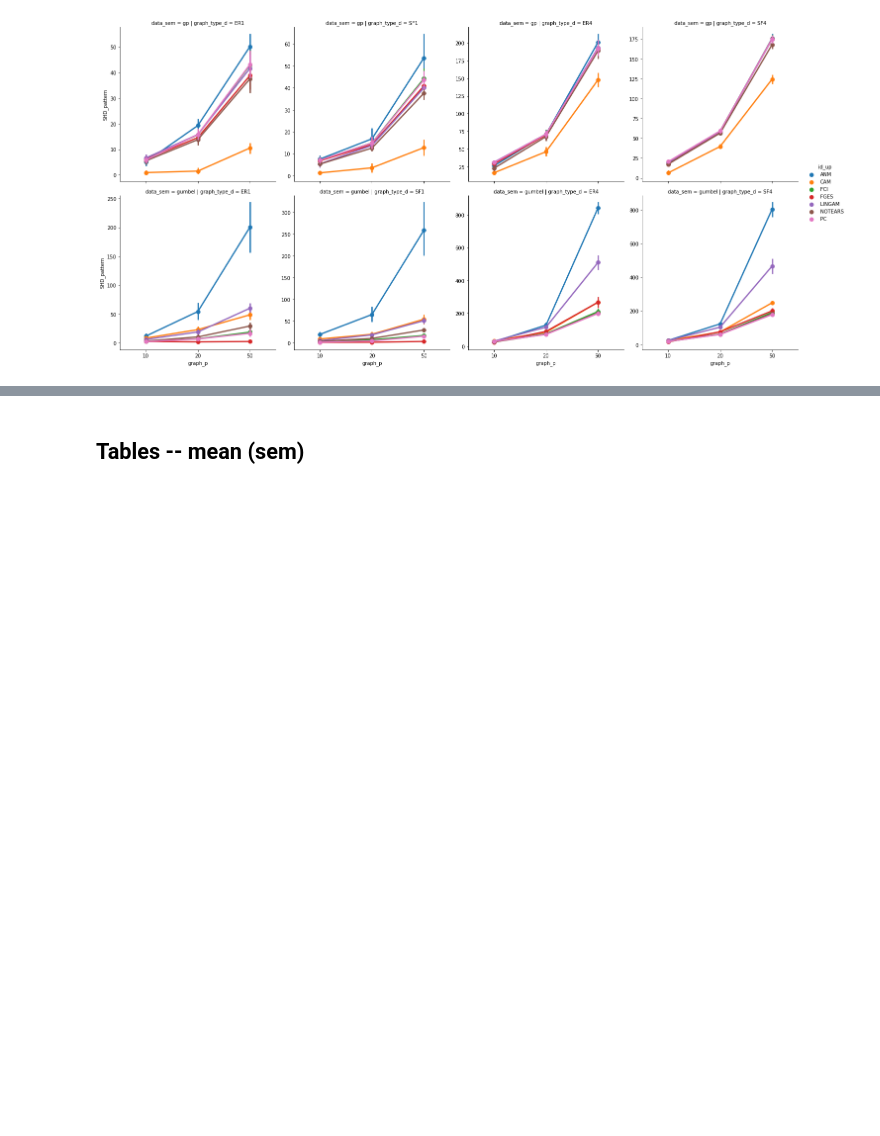
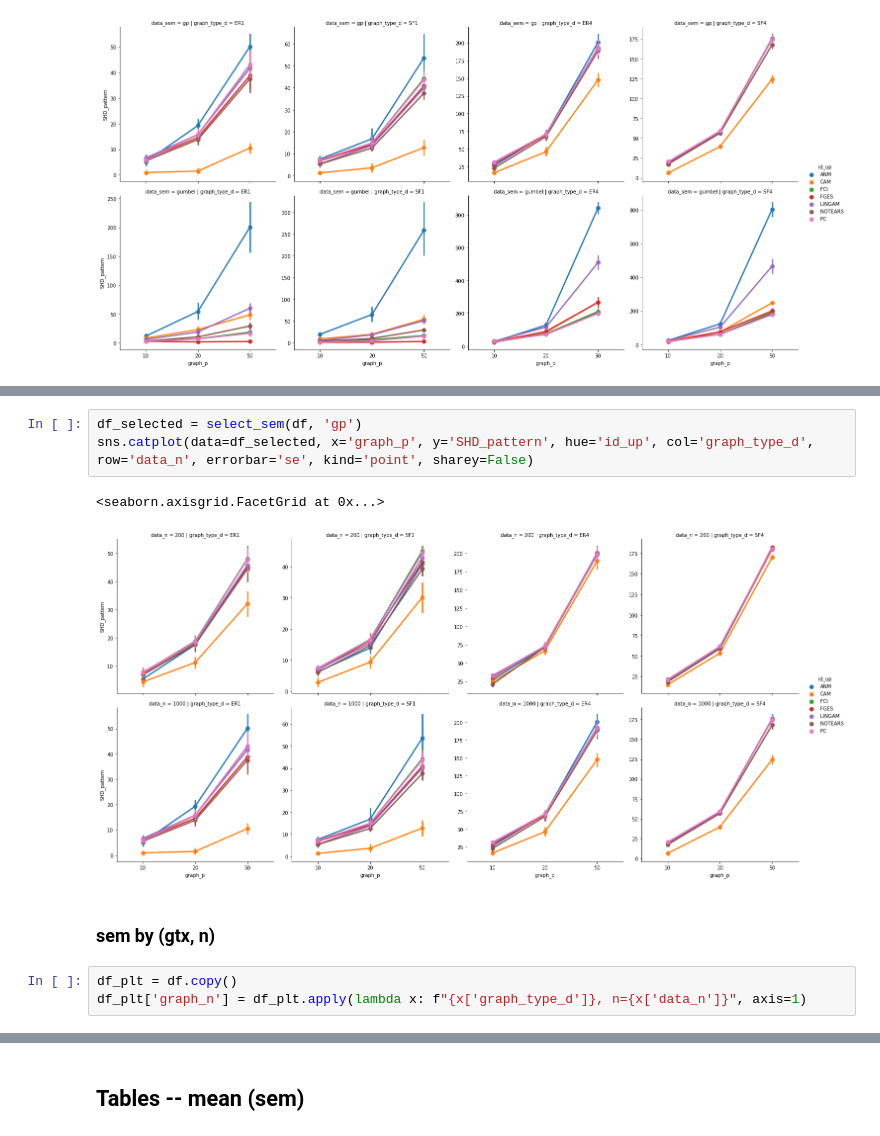
Before and after one commit to misoc-mml/hyperparams-causal-discovery, a Jupyter notebook: hyperparams/analyse.ipynb, the cells around one changed output, grey strips where cells are left out. Saved outputs shown, nothing was run; the diff lists cells and outputs as text; blank space fills up the shorter version.

```diff
--- a/hyperparams/analyse.ipynb
+++ b/hyperparams/analyse.ipynb
@@ -28,0 +53,11 @@ sns.catplot(data=df_selected, x='graph_p', y='SHD_pattern', hue='id_up', col='gr
+# %%
+df_selected = select_sem(df, 'gp')
+sns.catplot(data=df_selected, x='graph_p', y='SHD_pattern', hue='id_up', col='graph_type_d', row='data_n', errorbar='se', kind='point', sharey=False)
+# %% [output]
+<seaborn.axisgrid.FacetGrid at 0x...>
+[figure, added]
+# %% [markdown]
+### sem by (gtx, n)
+# %%
+df_plt = df.copy()
+df_plt['graph_n'] = df_plt.apply(lambda x: f"{x['graph_type_d']}, n={x['data_n']}", axis=1)
```
Also changed, not shown: parts of 9 cells of this notebook, 1 other file.
